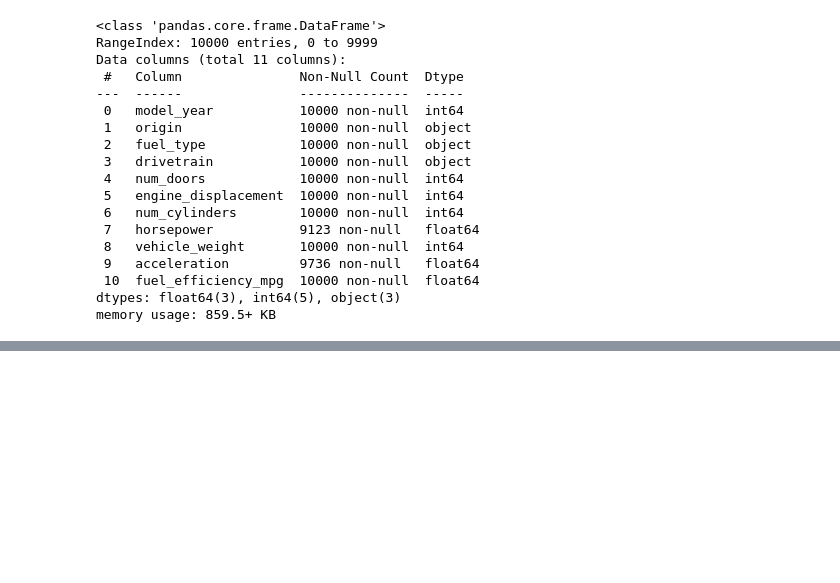
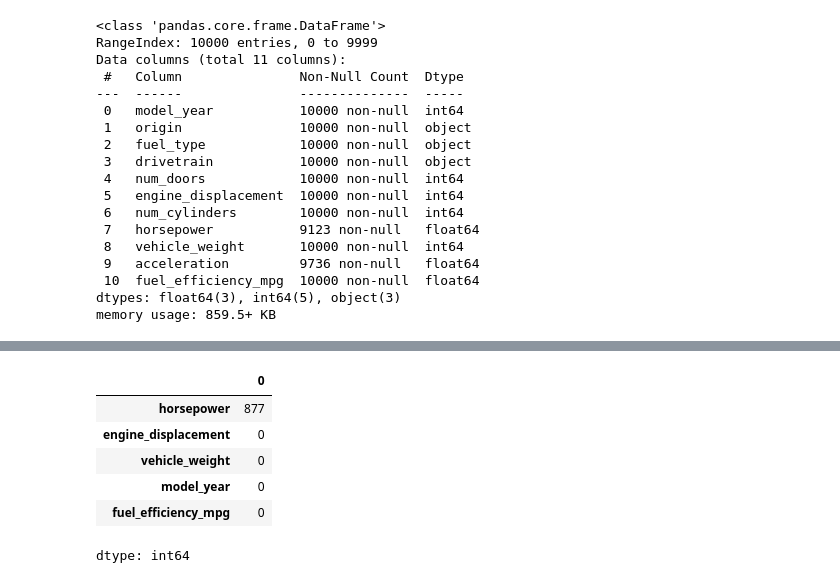
Before and after one commit to PortfolioProg/machine-learning-zoomcamp, a Jupyter notebook: Homework_2_Zoomcamp_ML.ipynb, the cells around one changed output, grey strips where cells are left out. Saved outputs shown, nothing was run; the diff lists cells and outputs as text; code cells hidden in the pictures; blank space fills up the shorter version.

```diff
--- a/Homework_2_Zoomcamp_ML.ipynb
+++ b/Homework_2_Zoomcamp_ML.ipynb
@@ -41,0 +82,10 @@ memory usage: 859.5+ KB
+# %%
+df.isnull().sum().sort_values(ascending=False)
+# %% [output]
+|  | 0 |
+| horsepower | 877 |
+| engine_displacement | 0 |
+| vehicle_weight | 0 |
+| model_year | 0 |
+| fuel_efficiency_mpg | 0 |
+dtype: int64
```
Also changed, not shown: parts of 8 cells of this notebook.
